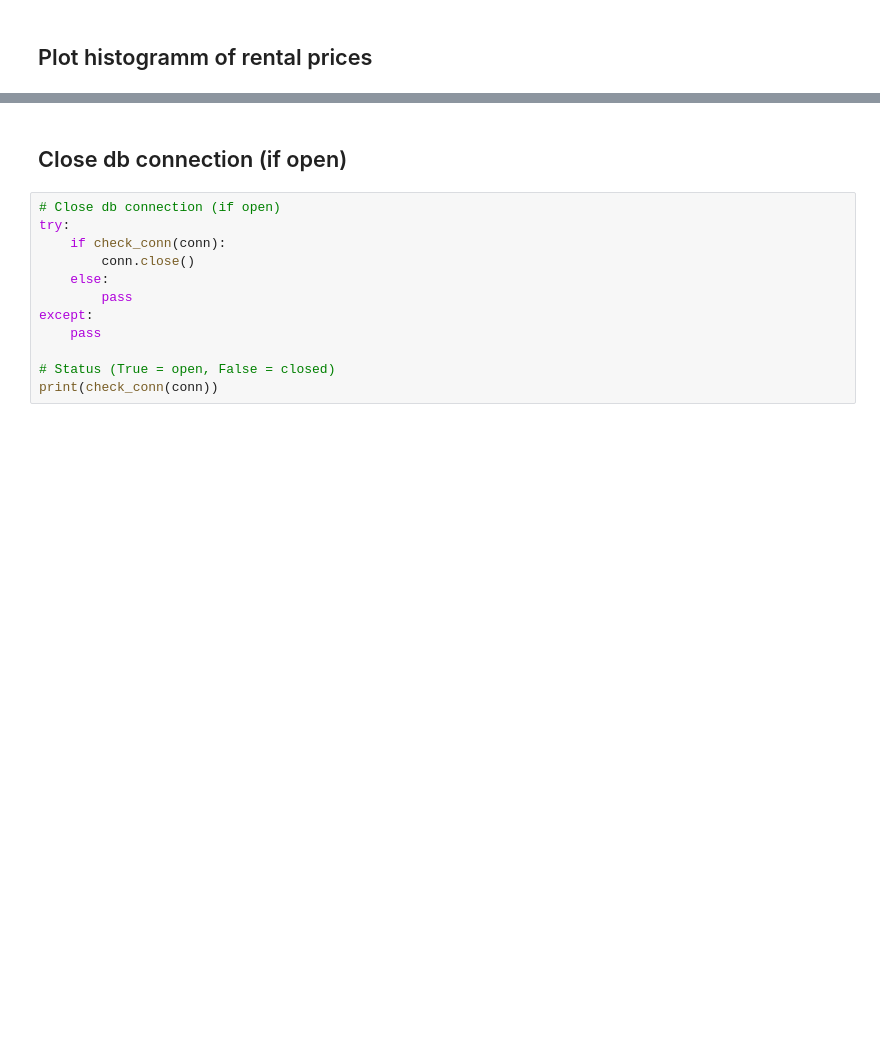
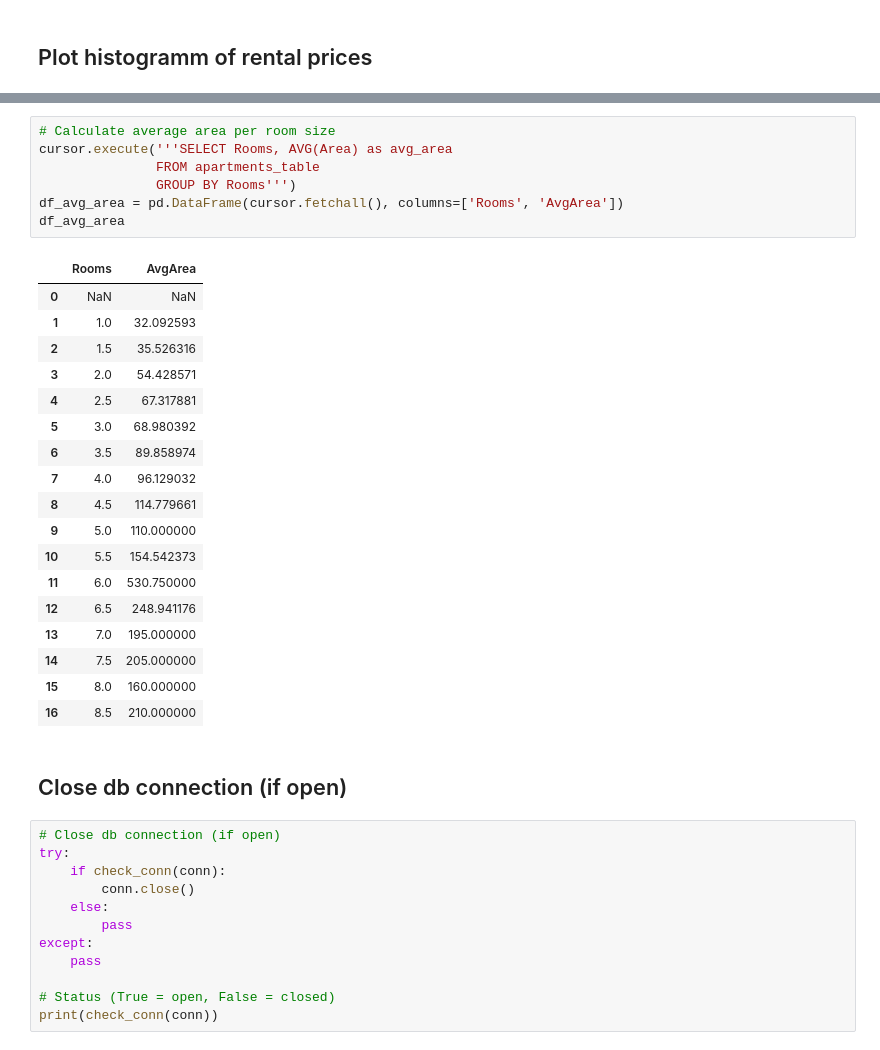
Before and after one commit to TimDubath-dev/data_analytics, a Jupyter notebook: Week_02/apartments_database_Python.ipynb, the cells around one changed output, grey strips where cells are left out. Saved outputs shown, nothing was run; the diff lists cells and outputs as text; blank space fills up the shorter version.

```diff
--- a/Week_02/apartments_database_Python.ipynb
+++ b/Week_02/apartments_database_Python.ipynb
@@ -116,3 +167,29 @@ plt.grid(axis='y', alpha=0.75)
+# %%
+# Calculate average area per room size
+cursor.execute('''SELECT Rooms, AVG(Area) as avg_area
+               FROM apartments_table
+               GROUP BY Rooms''')
+df_avg_area = pd.DataFrame(cursor.fetchall(), columns=['Rooms', 'AvgArea'])
+df_avg_area
+# %% [output]
+|  | Rooms | AvgArea |
+| 0 | NaN | NaN |
+| 1 | 1.0 | 32.092593 |
+| 2 | 1.5 | 35.526316 |
+| 3 | 2.0 | 54.428571 |
+| 4 | 2.5 | 67.317881 |
+| 5 | 3.0 | 68.980392 |
+| 6 | 3.5 | 89.858974 |
+| 7 | 4.0 | 96.129032 |
+| 8 | 4.5 | 114.779661 |
+| 9 | 5.0 | 110.000000 |
+| 10 | 5.5 | 154.542373 |
+| 11 | 6.0 | 530.750000 |
+| 12 | 6.5 | 248.941176 |
+| 13 | 7.0 | 195.000000 |
+| 14 | 7.5 | 205.000000 |
+| 15 | 8.0 | 160.000000 |
+| 16 | 8.5 | 210.000000 |
 # %% [markdown]
 ## Close db connection (if open)
 # %%
```
Also changed, not shown: parts of 7 cells of this notebook, 2 other files.
